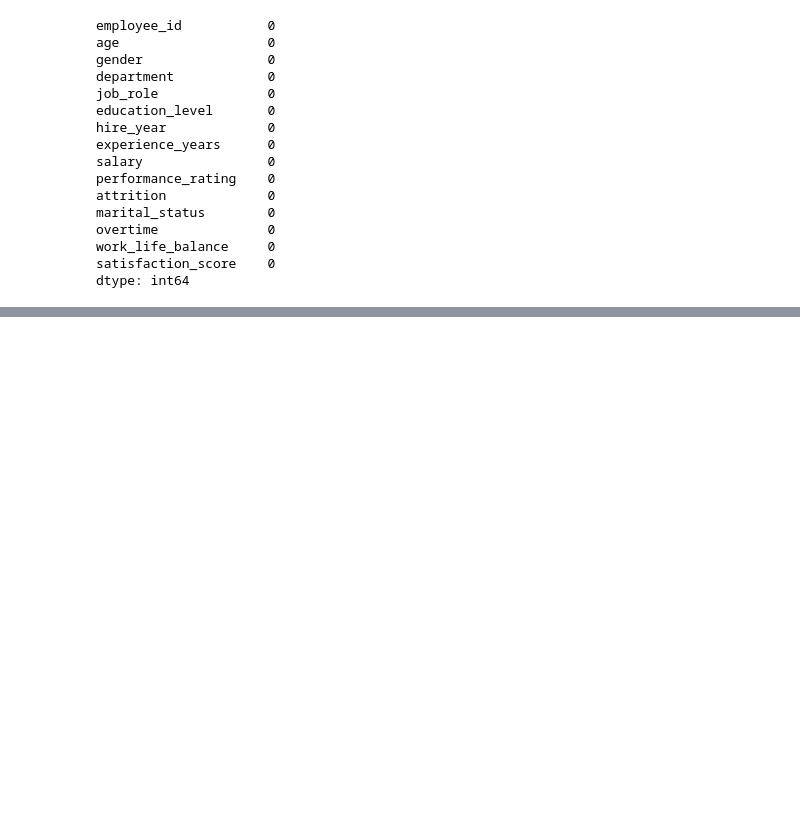
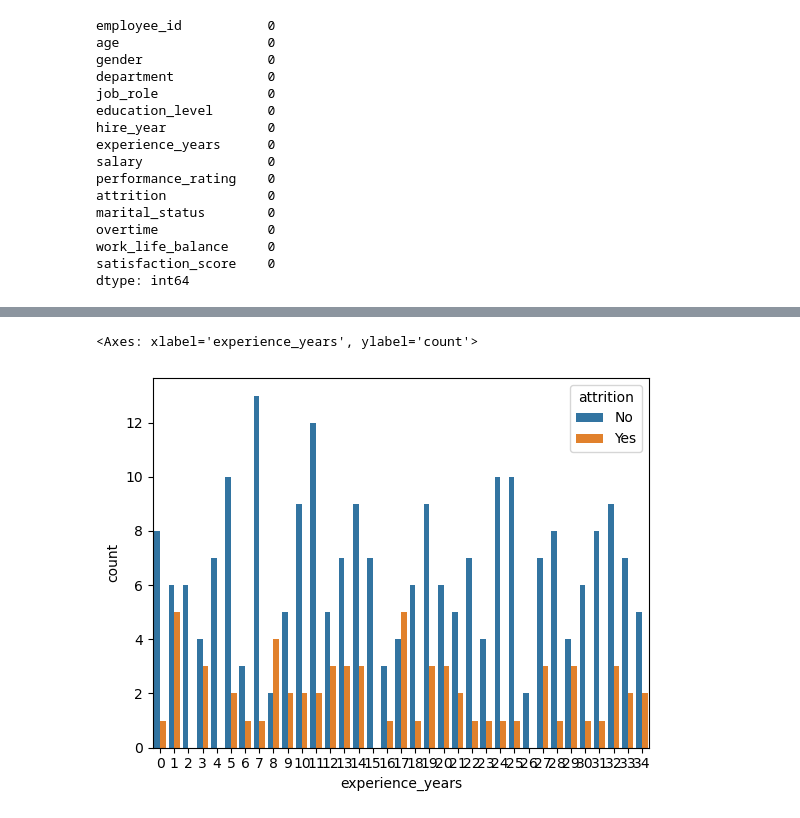
Before and after one commit to sagarnbeedi-analytics/data-analytics-portfolio, a Jupyter notebook: PYTHON/EDA/main.ipynb, the cells around one changed output, grey strips where cells are left out. Saved outputs shown, nothing was run; the diff lists cells and outputs as text; code cells hidden in the pictures; blank space fills up the shorter version.

```diff
--- a/PYTHON/EDA/main.ipynb
+++ b/PYTHON/EDA/main.ipynb
@@ -135,0 +232,5 @@ dtype: int64
+# %%
+sns.countplot(data=df,x='experience_years',hue='attrition')
+# %% [output]
+<Axes: xlabel='experience_years', ylabel='count'>
+[figure, added]
```
Also changed, not shown: parts of 17 cells of this notebook.
